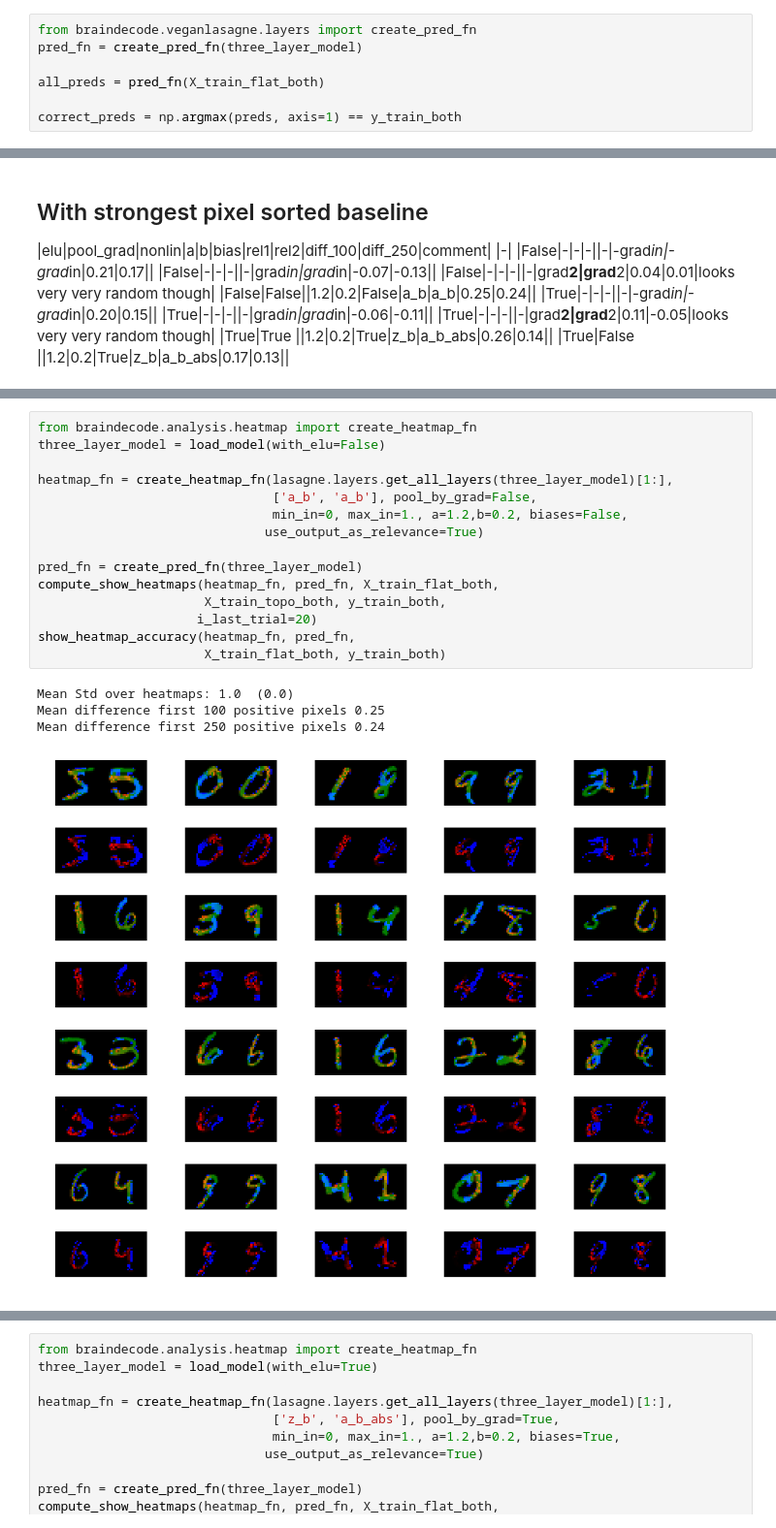
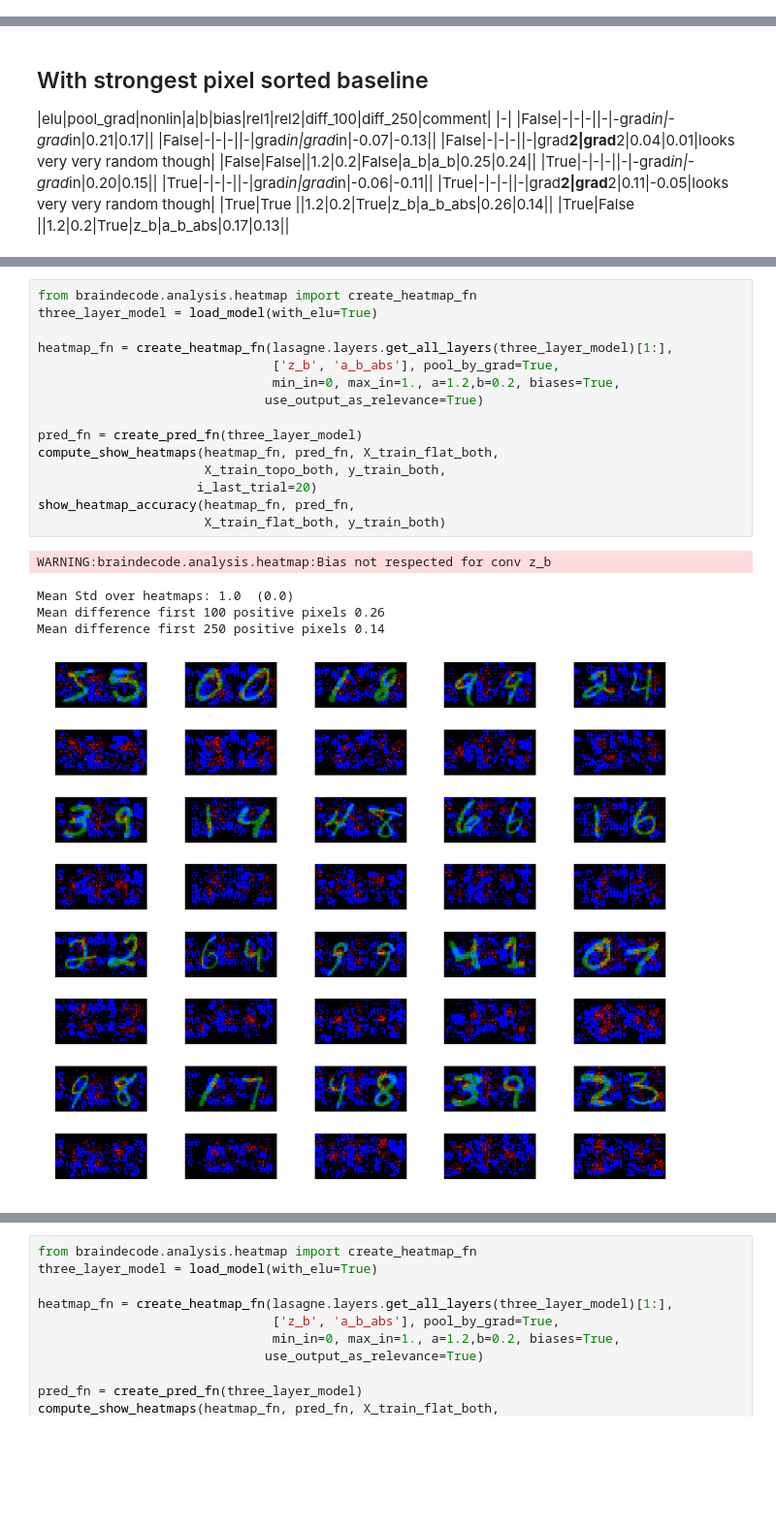
Before and after one commit to robintibor/braindevel, a Jupyter notebook: braindecode/notebooks/validation/Deep_Taylor_Heatmap.ipynb, the cells around one changed output, grey strips where cells are left out. Shown at 97% size. Drawn from its saved outputs; the diff is of its cells as text; blank space fills up the shorter version.

```diff
--- a/braindecode/notebooks/validation/Deep_Taylor_Heatmap.ipynb
+++ b/braindecode/notebooks/validation/Deep_Taylor_Heatmap.ipynb
@@ -51,13 +53,6 @@ X_val_flat_both = X_val_topo_both.reshape(X_val_topo_both.shape[0],-1)
 y_val_both = np.logical_or(y_val < 3, y_val[random_val_inds] < 3).astype(np.int32)
 
 out_relevances = np.array([1 - y_train_both, y_train_both], dtype=np.float32).T
-# %%
-from braindecode.veganlasagne.layers import create_pred_fn
-pred_fn = create_pred_fn(three_layer_model)
-
-all_preds = pred_fn(X_train_flat_both)
-
-correct_preds = np.argmax(preds, axis=1) == y_train_both
 # %%
 def compute_show_heatmaps(heatmap_fn, pred_fn, X_train_flat_both, X_train_topo_both,
                           y_train_both, i_last_trial=20):
@@ -317,20 +347,21 @@ def create_identity_fn():
 # %%
 from braindecode.analysis.heatmap import create_heatmap_fn
-three_layer_model = load_model(with_elu=False)
+three_layer_model = load_model(with_elu=True)
 
 heatmap_fn = create_heatmap_fn(lasagne.layers.get_all_layers(three_layer_model)[1:],
-                               ['a_b', 'a_b'], pool_by_grad=False,
-                               min_in=0, max_in=1., a=1.2,b=0.2, biases=False,
+                               ['z_b', 'a_b_abs'], pool_by_grad=True,
+                               min_in=0, max_in=1., a=1.2,b=0.2, biases=True,
                               use_output_as_relevance=True)
 
 pred_fn = create_pred_fn(three_layer_model)
 compute_show_heatmaps(heatmap_fn, pred_fn, X_train_flat_both,
                       X_train_topo_both, y_train_both,
                      i_last_trial=20)
 show_heatmap_accuracy(heatmap_fn, pred_fn,
                       X_train_flat_both, y_train_both)
 # %% [output]
-Mean Std over heatmaps: 1.0  (0.0)
-Mean difference first 100 positive pixels 0.25
-Mean difference first 250 positive pixels 0.24
+WARNING:braindecode.analysis.heatmap:Bias not respected for conv z_b
+Mean Std over heatmaps: 1.0  (0.0)
+Mean difference first 100 positive pixels 0.26
+Mean difference first 250 positive pixels 0.14
-[figure, old version]
+[figure, new version]
```
Also changed, not shown: parts of 8 cells of this notebook, 24 other files.
